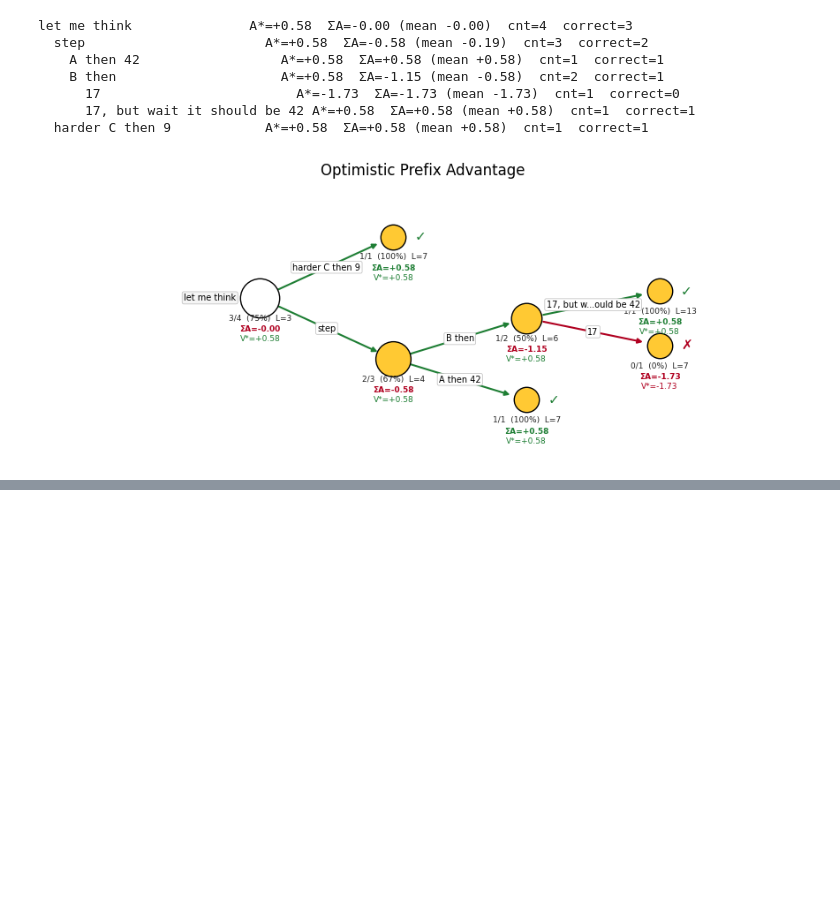
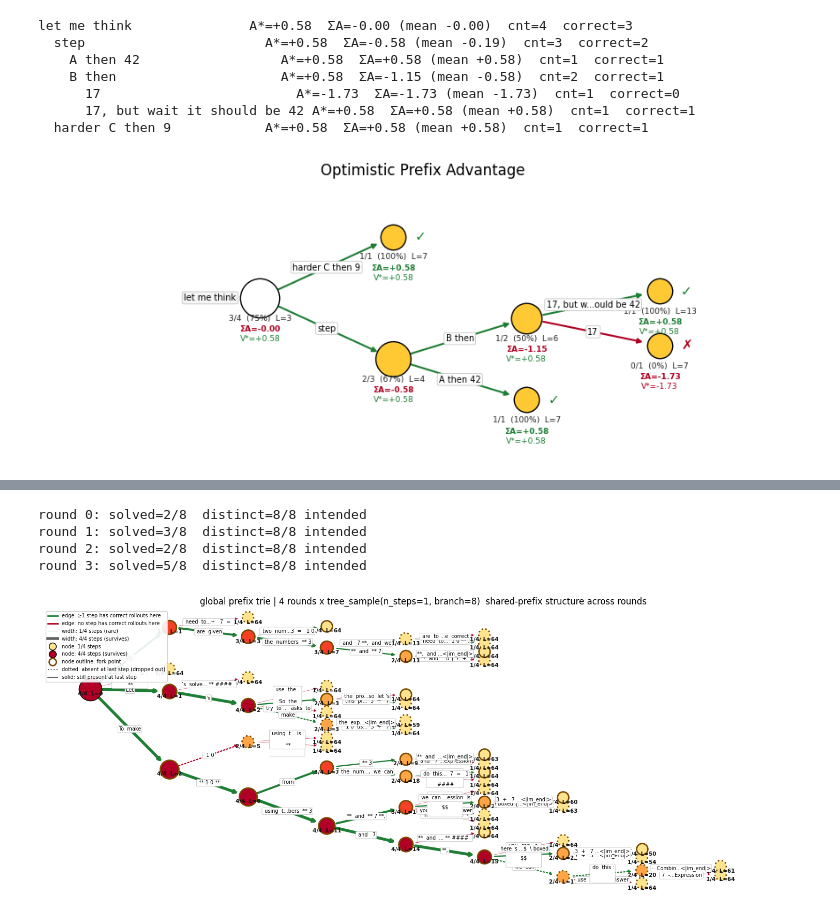
Before and after one commit to fangyuan-ksgk/arl, a Jupyter notebook: tree_sample.ipynb, the cells around one changed output, grey strips where cells are left out. Cells and saved outputs as stored; diff of their text form; code cells hidden in the pictures; blank space fills up the shorter version.

```diff
--- a/tree_sample.ipynb
+++ b/tree_sample.ipynb
@@ -184,7 +179,11 @@ importlib.reload(g24)
 # Pick numbers with a non-degenerate group: 4+6=10 and 4*6=24≠10, so some
 # leaves land on 10 and some don't.
 TARGET  = 10
-NUMBERS = [4, 6]            # solvable: 4 + 6 = 10  (try [2, 5] -> 2*5, [12, 2] -> 12-2)
+NUMBERS = [3, 7]            # solvable: 4 + 6 = 10  (try [2, 5] -> 2*5, [12, 2] -> 12-2)
+n_steps = 3
+n_branch = 2
+max_new_tokens=64
+block_size = max_new_tokens // n_steps
 
 _num_str = ",".join(map(str, NUMBERS))
 _user = (f"Given numbers: {_num_str}. Make {TARGET}. "
@@ -193,7 +192,7 @@ PROMPT = tokenizer.apply_chat_template(
     [{"role": "user", "content": _user}],
     tokenize=False, add_generation_prompt=True, enable_thinking=False,
 )
-prompt_ids, steps = tree_sample(PROMPT, n_steps=1, block_size=9, branch=64,
+prompt_ids, steps = tree_sample(PROMPT, n_steps=n_steps, block_size=block_size, branch=n_branch,
                                 temperature=1.0, seed=0)
 
 final = steps[max(steps)]                              # complete rollouts (token-id lists)
@@ -214,6 +213,11 @@ per_token, opa_trie = tt.optimistic_prefix_advantages(
 )
 
 print(f"Game of {TARGET} | numbers={NUMBERS}  (solved={int(corr.sum())}/{len(corr)})\n")
+# add a line to report unique rollouts / total rollouts
+_n_unique = len({tuple(ids) for ids in final}) # total = n_step x branch
+_n_total = n_branch**n_steps
+
+print(f"unique rollouts: {_n_unique}/{_n_total}  ({_n_unique / _n_total:.0%} distinct)\n")
 for t, f, c, a in zip(texts, fmt, corr, adv):
     expr = g24.extract_expr(t)
     print(f"fmt={f:.1f} corr={c:.1f} a={a:+.2f} | expr={expr!r:<22} | {t!r}")
@@ -245,0 +247,52 @@ breakdown: {'shared': 34, 'nonshared': 69, 'leaf': 21, 'total': 124}
+# %%
+# (gadget-1) "Global" prefix trie pooled from several rollout batches on one query.
+#     Reuses tree_sample, so the SAME cell explores the whole sampling-config
+#     space: set N_STEPS=1 for flat batches, or N_STEPS>1 / BRANCH>1 to fork and
+#     watch the prefix bottleneck collapse diversity. Each round is one tree_sample
+#     call; all rounds pool into one persistent pt.MultiStepTrie keyed by round:
+#       - node face  -> in how many of the R rounds the prefix recurs (survival)
+#       - edge width -> same survival, thin=1 round, thick=all rounds
+#       - L=         -> accumulated prefix length (tokens) from root
+#     NOTE: tree_sample dedups identical continuations, so the per-round group is
+#     the DISTINCT leaves; total intended samples = BRANCH**N_STEPS.
+
+R          = 4      # number of rollout batches ("rounds" / global steps)
+N_STEPS    = 1      # tree-sampling depth (1 = flat batch; >1 = forking)
+BRANCH     = 8      # continuations per leaf per step
+BLOCK_SIZE = 64 // N_STEPS   # per-step extension; total new tokens ~= 64
+TEMP       = 1.0
+
+decode_tok = lambda ids: [tokenizer.decode([i]) for i in ids]
+
+global_trie = pt.MultiStepTrie()
+for r in range(R):
+    _, steps = tree_sample(PROMPT, n_steps=N_STEPS, block_size=BLOCK_SIZE,
+                           branch=BRANCH, temperature=TEMP, seed=r)
+    final  = steps[max(steps)]                                   # distinct leaf rollouts
+    txts   = [tokenizer.decode(ids, skip_special_tokens=True) for ids in final]
+    nums   = [NUMBERS] * len(txts)
+    fmt    = np.array(g24.format_reward(txts), dtype=float)
+    corr   = np.array(g24.correctness_reward(txts, nums, target=TARGET), dtype=float)
+    reward = fmt + corr
+    adv    = (reward - reward.mean()) / (reward.std() + EPS)      # GRPO group baseline
+    for ids, c, a in zip(final, corr, adv):
+        global_trie.insert(decode_tok(ids), correct=bool(c), step=r, advantage=float(a))
+    print(f"round {r}: solved={int(corr.sum())}/{len(final)}  "
+          f"distinct={len(final)}/{BRANCH**N_STEPS} intended")
+
+steps = list(range(R))
+fig, ax = plt.subplots(figsize=(15, 6))
+pt.draw_overlay_trie(ax, global_trie, steps)
+ax.legend(handles=pt.overlay_legend_handles(steps), loc="upper left",
+          fontsize=7, framealpha=0.9)
+ax.set_title(f"global prefix trie | {R} rounds x tree_sample"
+             f"(n_steps={N_STEPS}, branch={BRANCH})  "
+             f"shared-prefix structure across rounds")
+plt.tight_layout()
+plt.show()
+# %% [output]
+round 0: solved=2/8  distinct=8/8 intended
+round 1: solved=3/8  distinct=8/8 intended
+round 2: solved=2/8  distinct=8/8 intended
+round 3: solved=5/8  distinct=8/8 intended
+[figure, added]
```
Also changed, not shown: parts of 7 cells of this notebook, 6 other files.
